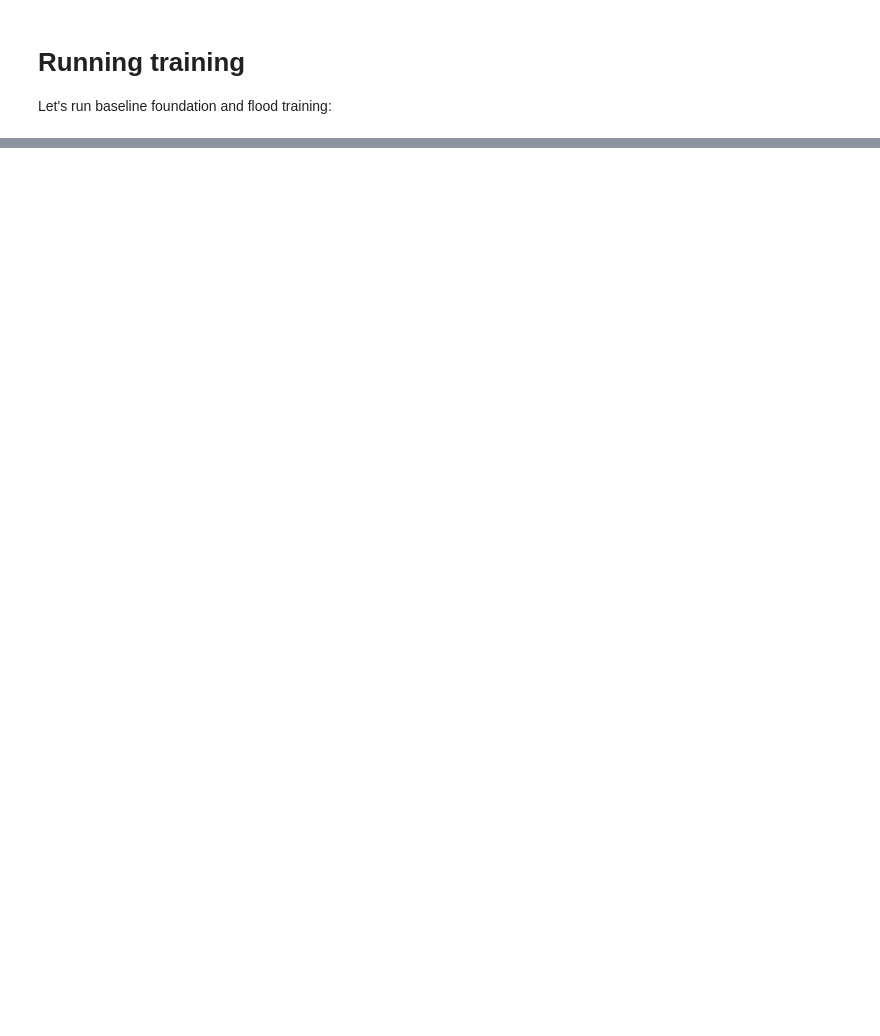
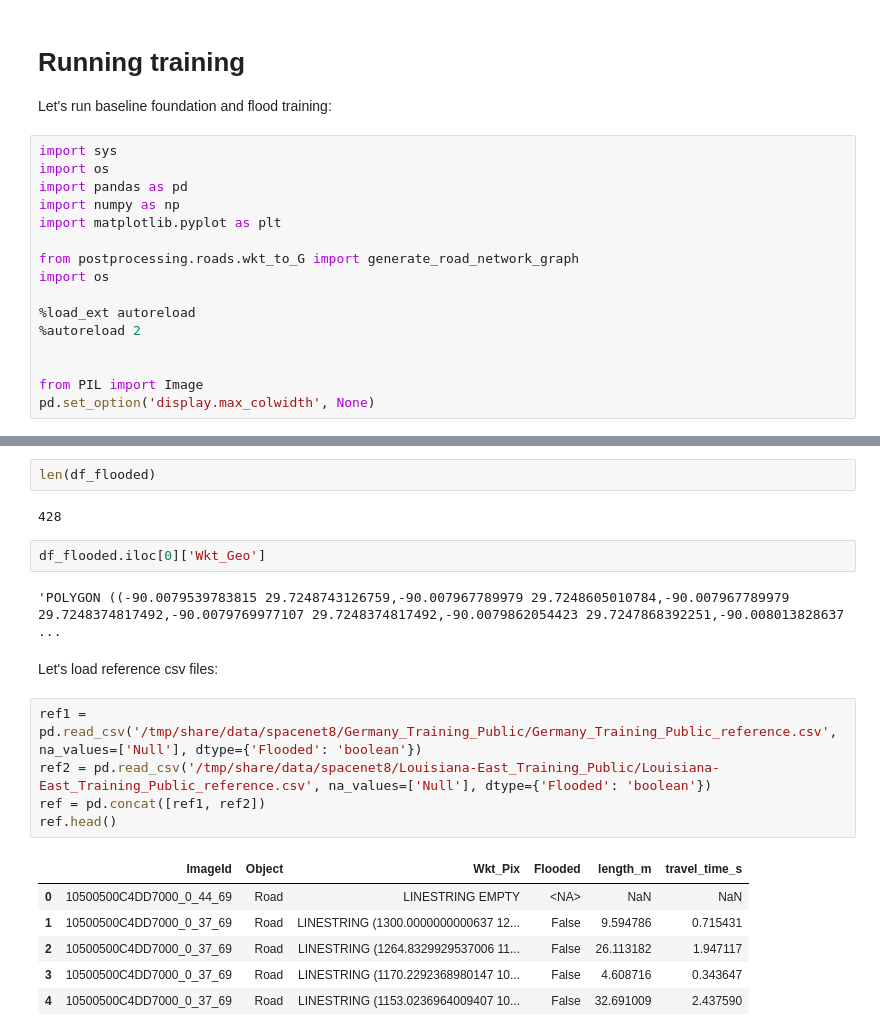
Before and after one commit to nesaboz/SpaceNet8, a Jupyter notebook: baseline/main.ipynb, the cells around one changed output, grey strips where cells are left out. Saved outputs shown, nothing was run; the diff lists cells and outputs as text; blank space fills up the shorter version.

```diff
--- a/baseline/main.ipynb
+++ b/baseline/main.ipynb
@@ -2,3 +2,19 @@
 # Running training
 
 Let's run baseline foundation and flood training:
+# %%
+import sys
+import os
+import pandas as pd
+import numpy as np
+import matplotlib.pyplot as plt
+
+from postprocessing.roads.wkt_to_G import generate_road_network_graph
+import os
+
+%load_ext autoreload
+%autoreload 2
+
+
+from PIL import Image
+pd.set_option('display.max_colwidth', None)
@@ -13,0 +172,22 @@ EPOCH 0
+# %%
+len(df_flooded)
+# %% [output]
+428
+# %%
+df_flooded.iloc[0]['Wkt_Geo']
+# %% [output]
+'POLYGON ((-90.0079539783815 29.7248743126759,-90.007967789979 29.7248605010784,-90.007967789979 29.7248374817492,-90.0079769977107 29.7248374817492,-90.0079862054423 29.7247868392251,-90.008013828637 ...
+# %% [markdown]
+Let's load reference csv files:
+# %%
+ref1 = pd.read_csv('/tmp/share/data/spacenet8/Germany_Training_Public/Germany_Training_Public_reference.csv', na_values=['Null'], dtype={'Flooded': 'boolean'})
+ref2 = pd.read_csv('/tmp/share/data/spacenet8/Louisiana-East_Training_Public/Louisiana-East_Training_Public_reference.csv', na_values=['Null'], dtype={'Flooded': 'boolean'})
+ref = pd.concat([ref1, ref2])
+ref.head()
+# %% [output]
+|  | ImageId | Object | Wkt_Pix | Flooded | length_m | travel_time_s |
+| 0 | 10500500C4DD7000_0_44_69 | Road | LINESTRING EMPTY | <NA> | NaN | NaN |
+| 1 | 10500500C4DD7000_0_37_69 | Road | LINESTRING (1300.0000000000637 12... | False | 9.594786 | 0.715431 |
+| 2 | 10500500C4DD7000_0_37_69 | Road | LINESTRING (1264.8329929537006 11... | False | 26.113182 | 1.947117 |
+| 3 | 10500500C4DD7000_0_37_69 | Road | LINESTRING (1170.2292368980147 10... | False | 4.608716 | 0.343647 |
+| 4 | 10500500C4DD7000_0_37_69 | Road | LINESTRING (1153.0236964009407 10... | False | 32.691009 | 2.437590 |
```
Also changed, not shown: parts of 34 cells of this notebook, 3 other files.
